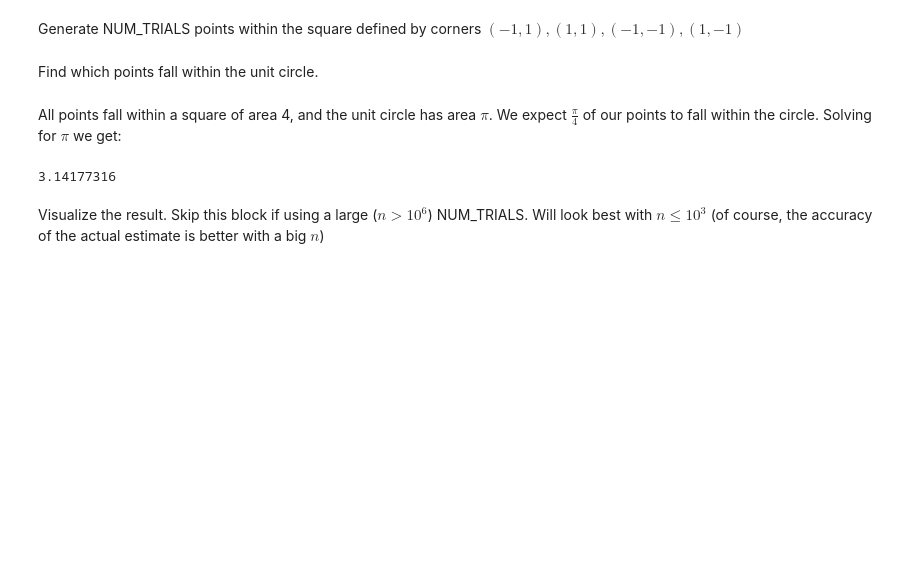
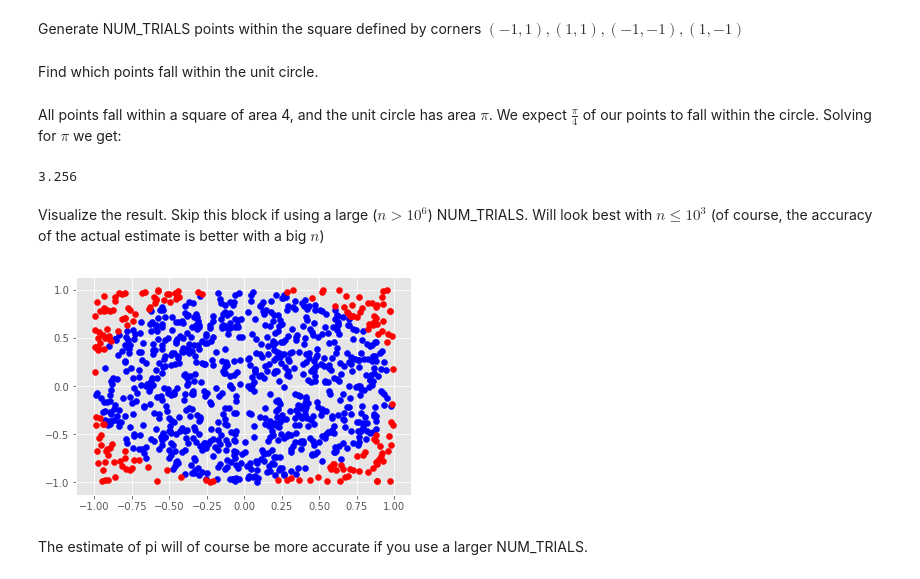
Before and after one commit to mkoo21/montecarlo, a Jupyter notebook: Pi.ipynb, the cells around one changed output. Saved outputs shown, nothing was run; the diff lists cells and outputs as text; code cells hidden in the pictures; blank space fills up the shorter version.

Commit message:
pi simulation should be visualized by default

```diff
--- a/Pi.ipynb
+++ b/Pi.ipynb
@@ -1,10 +1,11 @@
 # %%
 import numpy as np
 import matplotlib.pyplot as plt
+plt.style.use('ggplot')
 # %% [markdown]
 We will use monte carlo simulation to empirically estimate the value of $\pi$.
 # %%
-NUM_TRIALS = 100000000
+NUM_TRIALS = 1000
 # %% [markdown]
 Generate NUM_TRIALS points within the square defined by corners $(-1,1), (1,1), (-1,-1), (1,-1)$
 # %%
@@ -19,11 +20,15 @@ We expect $\frac{\pi}{4}$ of our points to fall within the circle. Solving for $
 # %%
 print(np.dot(4, np.average(inside_circle)))
 # %% [output]
-3.14177316
+3.256
 # %% [markdown]
 Visualize the result. Skip this block if using a large ($n > 10^6$) NUM_TRIALS. Will look best with $n \leq 10^3$ (of course, the accuracy of the actual estimate is better with a big $n$)
 # %%
-#outside_circle = np.logical_not(inside_circle)
-#plt.scatter(points[inside_circle][:,0], points[inside_circle][:,1], c='blue')
-#plt.scatter(points[outside_circle][:,0], points[outside_circle][:,1], c='red')
-#plt.show()
+outside_circle = np.logical_not(inside_circle)
+plt.scatter(points[inside_circle][:,0], points[inside_circle][:,1], c='blue')
+plt.scatter(points[outside_circle][:,0], points[outside_circle][:,1], c='red')
+plt.show()
+# %% [output]
+[figure, added]
+# %% [markdown]
+The estimate of pi will of course be more accurate if you use a larger NUM_TRIALS.
```
